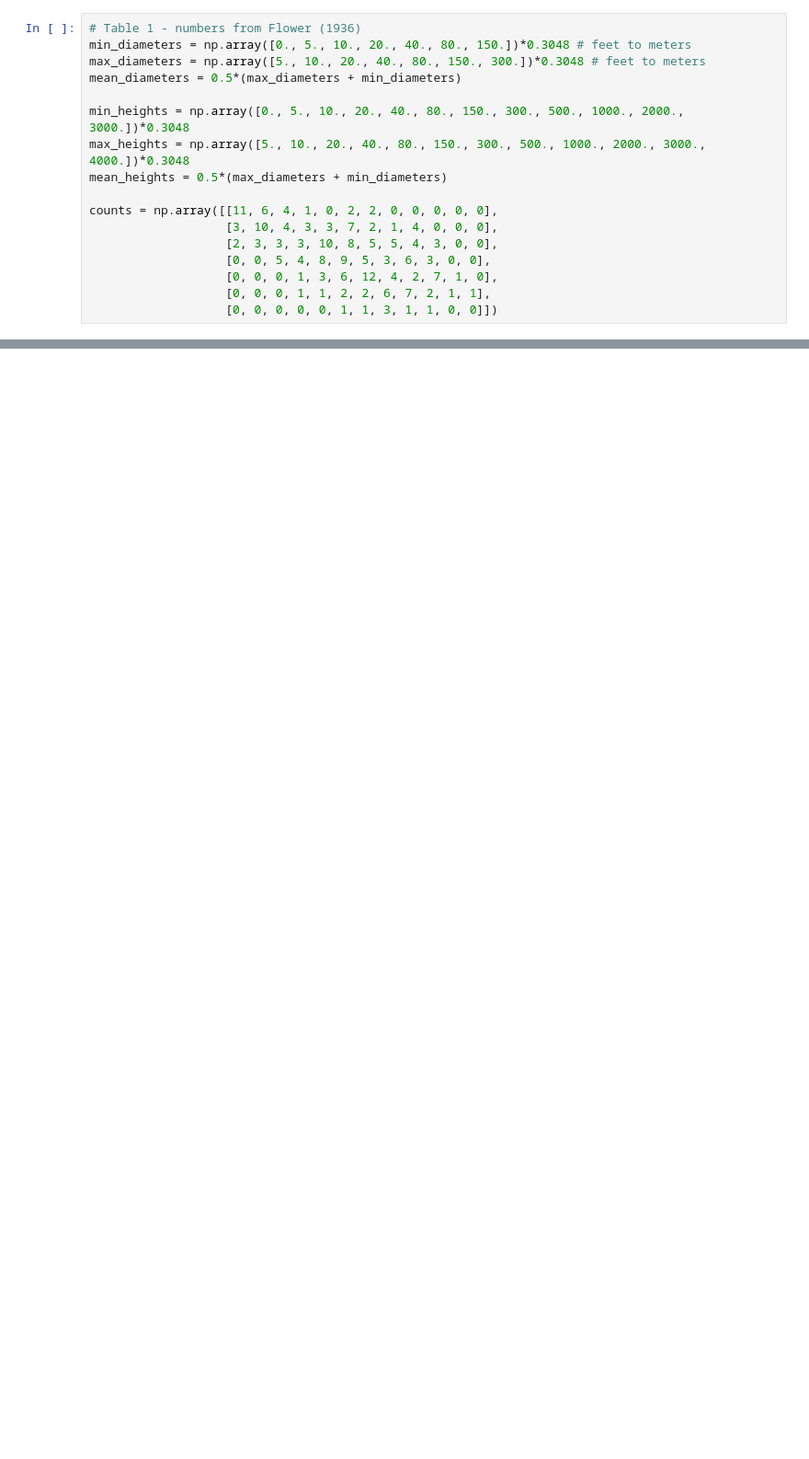
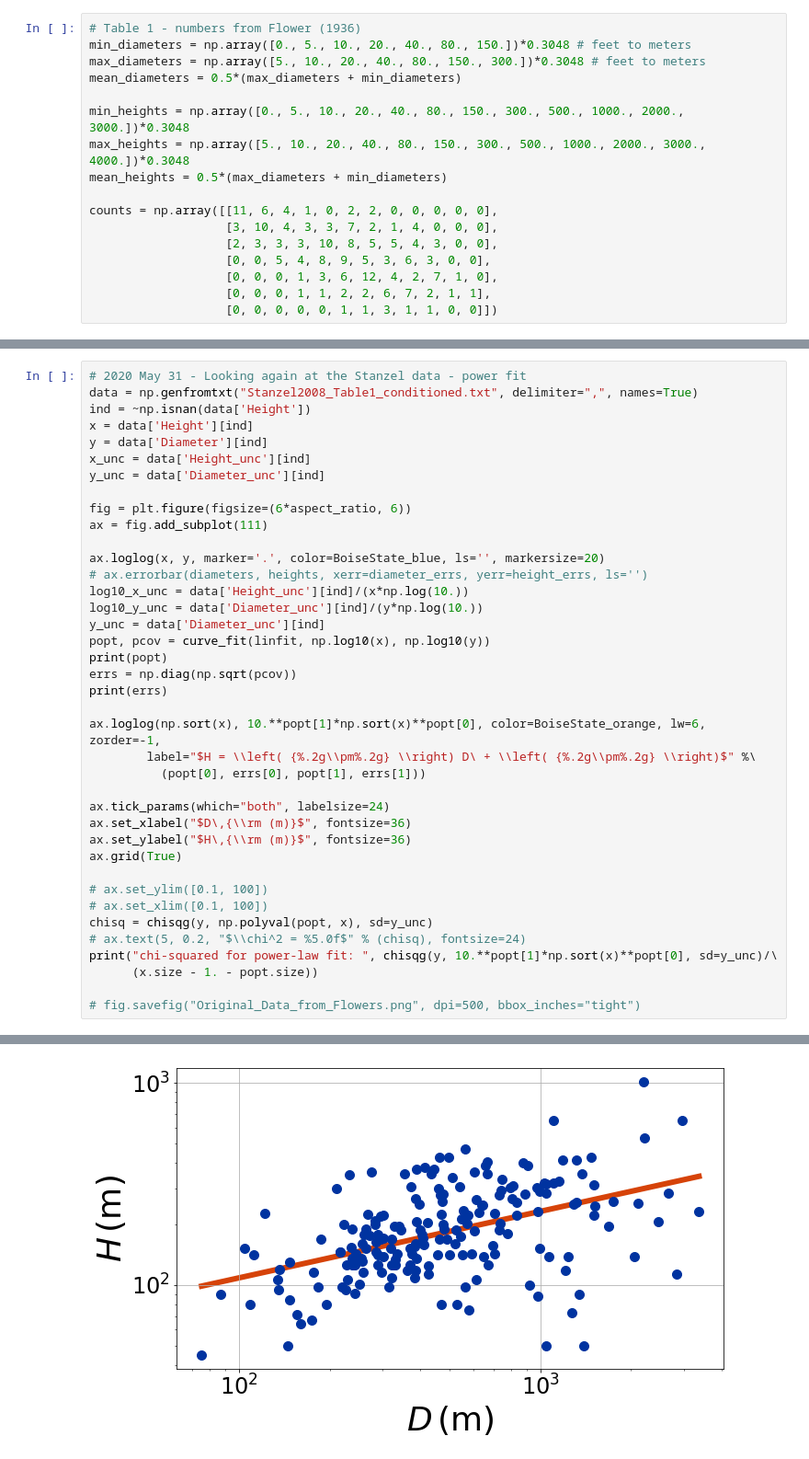
Before and after one commit to BoiseStatePlanetary/Lorenz2013_Analysis, a Jupyter notebook: Lorenz2013_Analysis.ipynb, the cells around one changed output, grey strips where cells are left out. Shown at 92% size. Drawn from its saved outputs; the diff is of its cells as text; blank space fills up the shorter version.

```diff
--- a/Lorenz2013_Analysis.ipynb
+++ b/Lorenz2013_Analysis.ipynb
@@ -119,0 +245,40 @@ fig.savefig("Original_Data_from_Flowers.png", dpi=500, bbox_inches="tight")
+# %%
+# 2020 May 31 - Looking again at the Stanzel data - power fit
+data = np.genfromtxt("Stanzel2008_Table1_conditioned.txt", delimiter=",", names=True)
+ind = ~np.isnan(data['Height'])
+x = data['Height'][ind]
+y = data['Diameter'][ind]
+x_unc = data['Height_unc'][ind]
+y_unc = data['Diameter_unc'][ind]
+
+fig = plt.figure(figsize=(6*aspect_ratio, 6))
+ax = fig.add_subplot(111)
+
+ax.loglog(x, y, marker='.', color=BoiseState_blue, ls='', markersize=20)
+# ax.errorbar(diameters, heights, xerr=diameter_errs, yerr=height_errs, ls='')
+log10_x_unc = data['Height_unc'][ind]/(x*np.log(10.))
+log10_y_unc = data['Diameter_unc'][ind]/(y*np.log(10.))
+y_unc = data['Diameter_unc'][ind]
+popt, pcov = curve_fit(linfit, np.log10(x), np.log10(y))
+print(popt)
+errs = np.diag(np.sqrt(pcov))
+print(errs)
+
+ax.loglog(np.sort(x), 10.**popt[1]*np.sort(x)**popt[0], color=BoiseState_orange, lw=6, zorder=-1,
+        label="$H = \\left( {%.2g\\pm%.2g} \\right) D\ + \\left( {%.2g\\pm%.2g} \\right)$" %\
+          (popt[0], errs[0], popt[1], errs[1]))
+
+ax.tick_params(which="both", labelsize=24)
+ax.set_xlabel("$D\,{\\rm (m)}$", fontsize=36)
+ax.set_ylabel("$H\,{\\rm (m)}$", fontsize=36)
+ax.grid(True)
+
+# ax.set_ylim([0.1, 100])
+# ax.set_xlim([0.1, 100])
+chisq = chisqg(y, np.polyval(popt, x), sd=y_unc)
+# ax.text(5, 0.2, "$\\chi^2 = %5.0f$" % (chisq), fontsize=24)
+print("chi-squared for power-law fit: ", chisqg(y, 10.**popt[1]*np.sort(x)**popt[0], sd=y_unc)/\
+      (x.size - 1. - popt.size))
+
+# fig.savefig("Original_Data_from_Flowers.png", dpi=500, bbox_inches="tight")
+# %% [output]
@@ -119,0 +288 @@ fig.savefig("Original_Data_from_Flowers.png", dpi=500, bbox_inches="tight")
+[figure, added]
```
Also changed, not shown: parts of 8 cells of this notebook, 2 other files.
